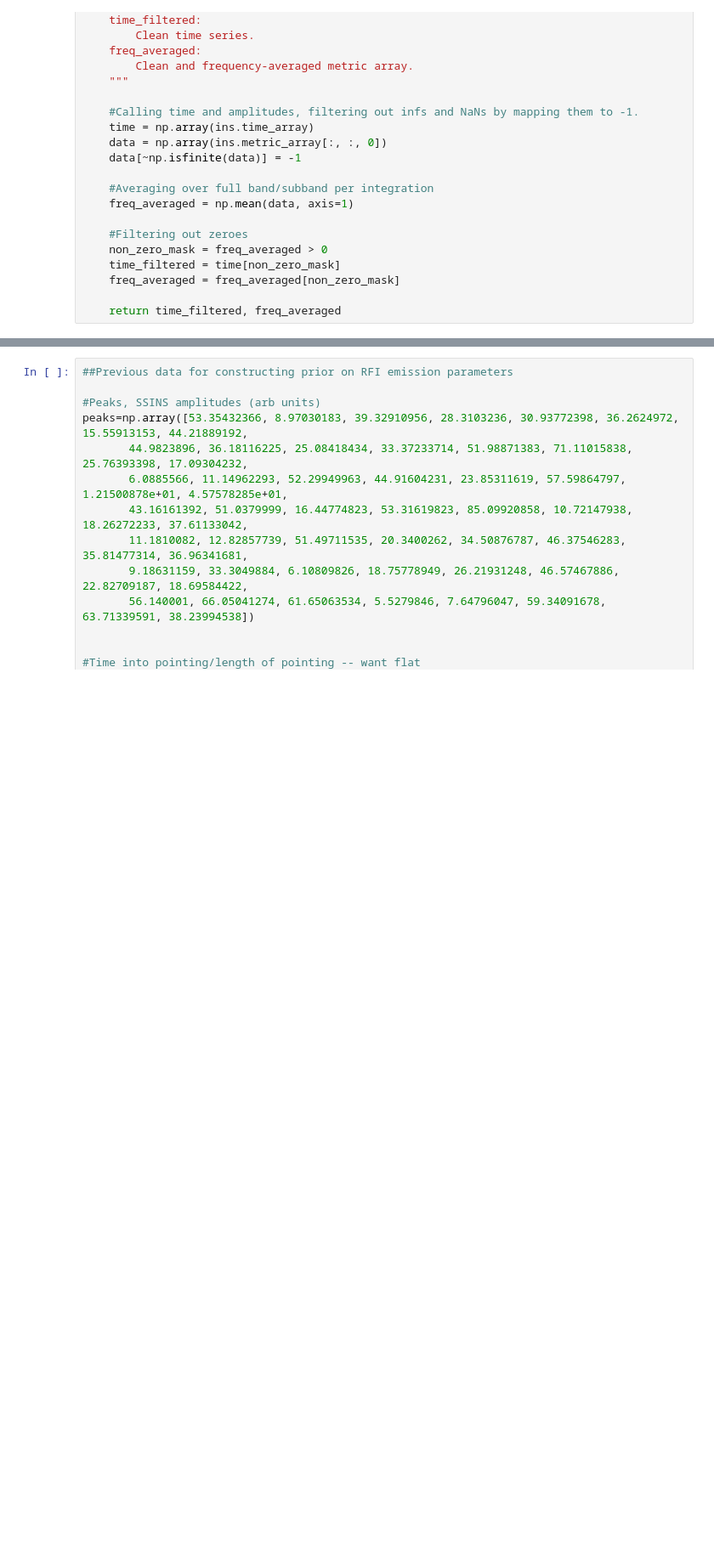
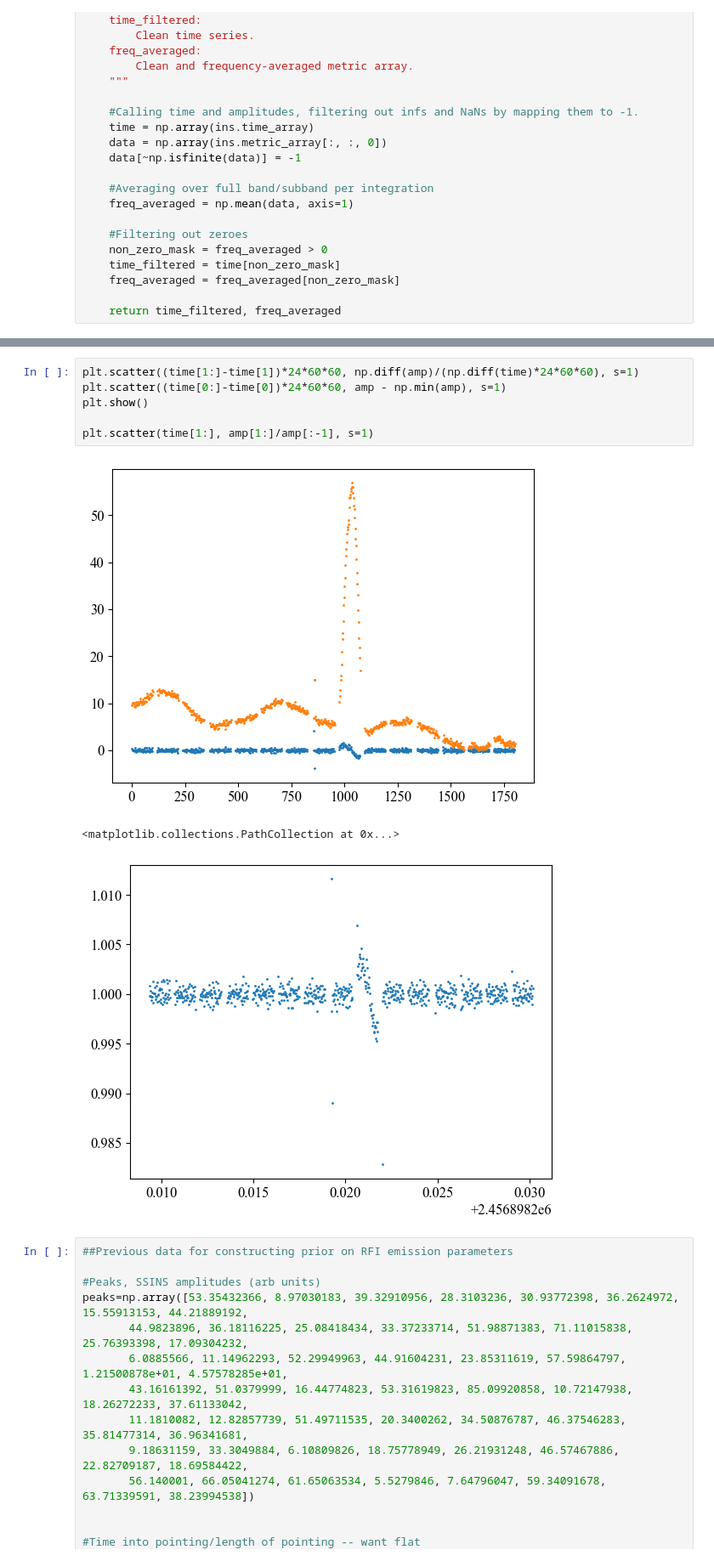
Before and after one commit to baron-de-montblanc/rfi_characterization, a Jupyter notebook: notebooks/mapper.ipynb, the cells around one changed output, grey strips where cells are left out. Shown at 85% size. Saved outputs shown, nothing was run; the diff lists cells and outputs as text; blank space fills up the shorter version.

```diff
--- a/notebooks/mapper.ipynb
+++ b/notebooks/mapper.ipynb
@@ -132,3 +127,13 @@ sig_array has been reset
+# %%
+plt.scatter((time[1:]-time[1])*24*60*60, np.diff(amp)/(np.diff(time)*24*60*60), s=1)
+plt.scatter((time[0:]-time[0])*24*60*60, amp - np.min(amp), s=1)
+plt.show()
+
+plt.scatter(time[1:], amp[1:]/amp[:-1], s=1)
+# %% [output]
+[figure, added]
+<matplotlib.collections.PathCollection at 0x...>
+[figure, added]
 # %%
 ##Previous data for constructing prior on RFI emission parameters
 
```
Also changed, not shown: parts of 6 cells of this notebook.
